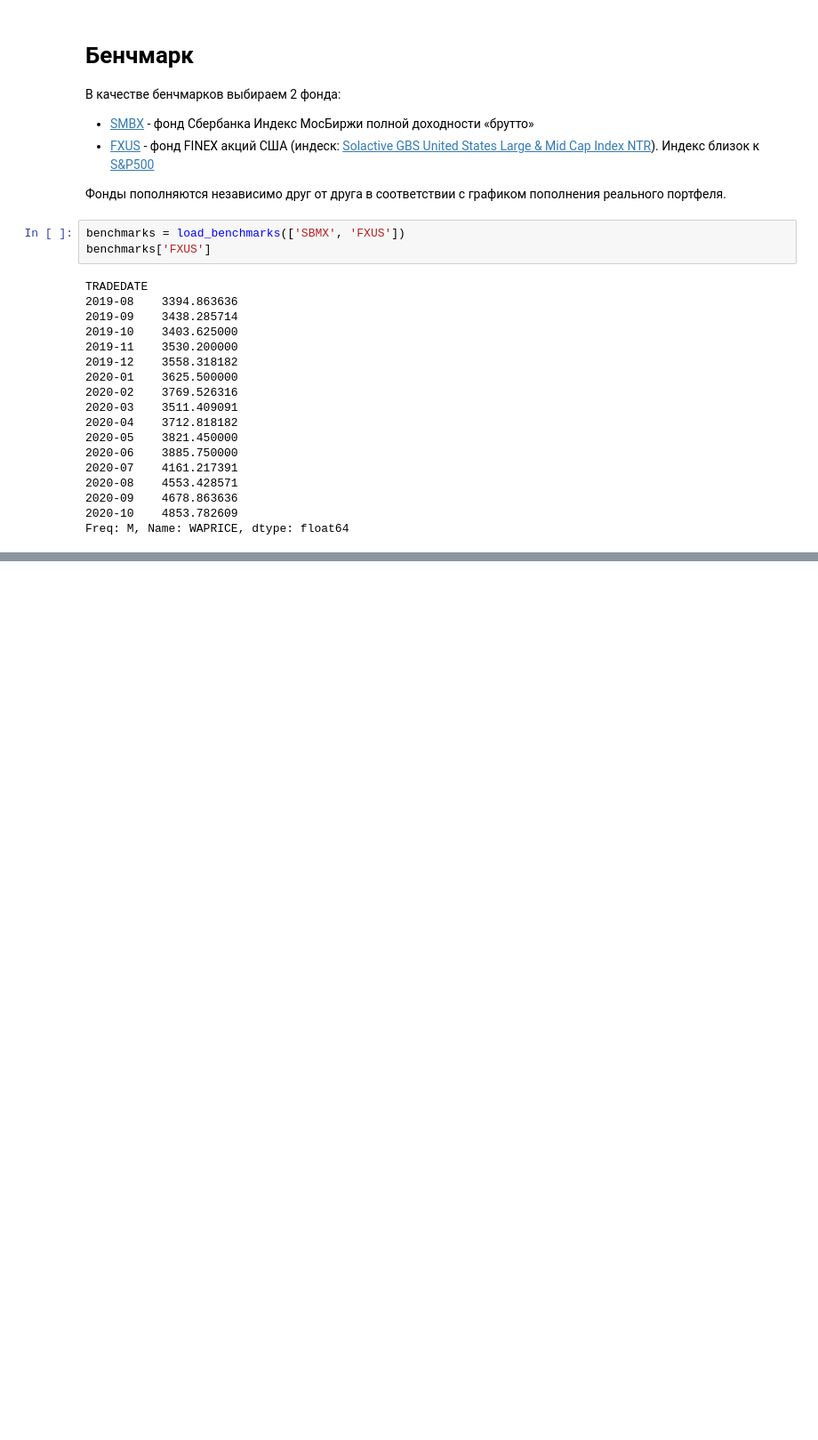
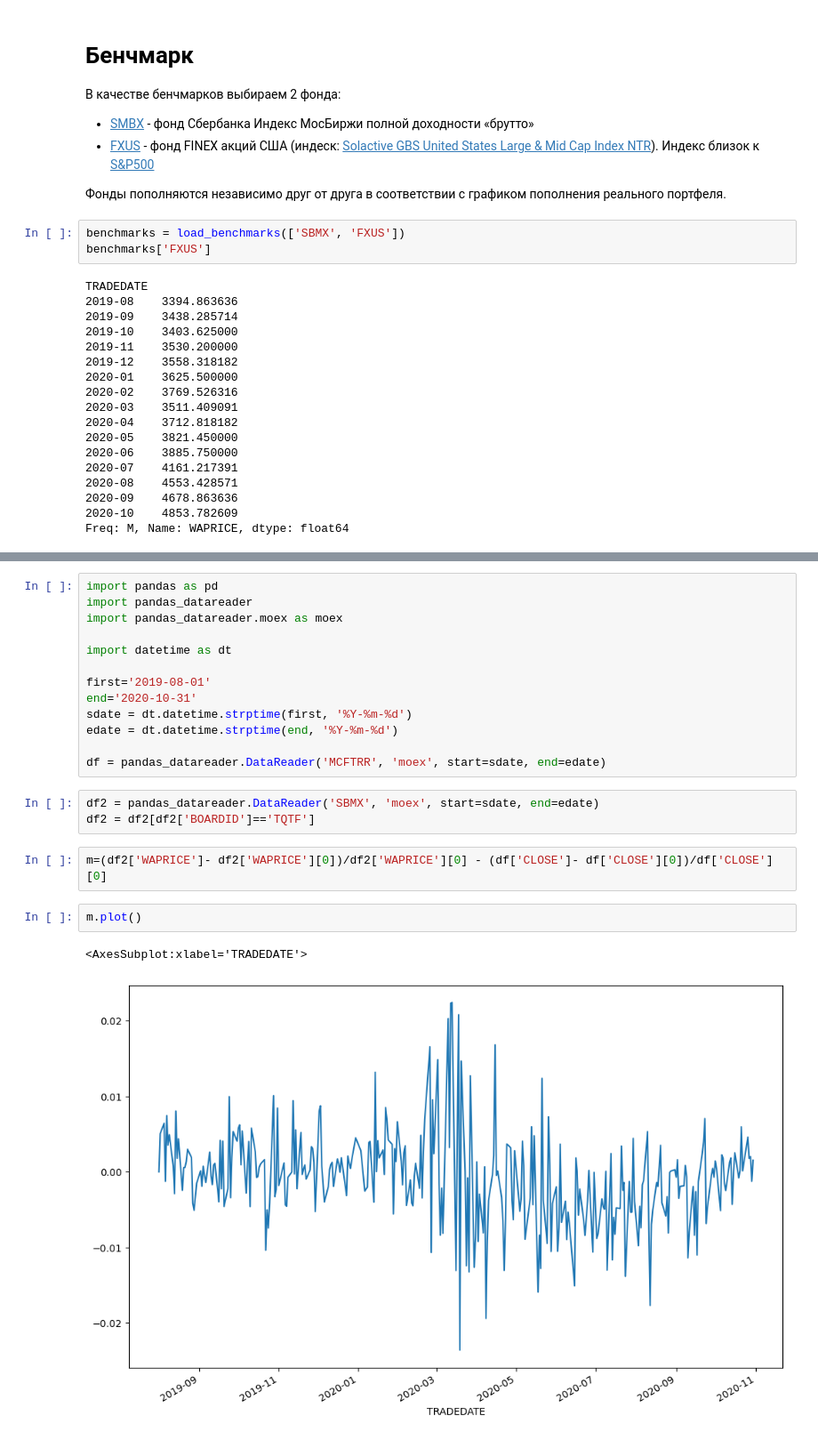
Before and after one commit to HexQuant/Investment-Analysis, a Jupyter notebook: sber_portfolio.ipynb, the cells around one changed output, grey strips where cells are left out. Shown at 89% size. Drawn from its saved outputs; the diff is of its cells as text; blank space fills up the shorter version.

```diff
--- a/sber_portfolio.ipynb
+++ b/sber_portfolio.ipynb
@@ -293,0 +314,23 @@ See the caveats in the documentation: https://pandas.pydata.org/pandas-docs/stab
+# %%
+import pandas as pd
+import pandas_datareader
+import pandas_datareader.moex as moex
+
+import datetime as dt
+
+first='2019-08-01'
+end='2020-10-31'
+sdate = dt.datetime.strptime(first, '%Y-%m-%d')
+edate = dt.datetime.strptime(end, '%Y-%m-%d')
+
+df = pandas_datareader.DataReader('MCFTRR', 'moex', start=sdate, end=edate)
+# %%
+df2 = pandas_datareader.DataReader('SBMX', 'moex', start=sdate, end=edate)
+df2 = df2[df2['BOARDID']=='TQTF']
+# %%
+m=(df2['WAPRICE']- df2['WAPRICE'][0])/df2['WAPRICE'][0] - (df['CLOSE']- df['CLOSE'][0])/df['CLOSE'][0]
+# %%
+m.plot()
+# %% [output]
+<AxesSubplot:xlabel='TRADEDATE'>
+[figure, added]
```
Also changed, not shown: parts of 3 cells of this notebook.
